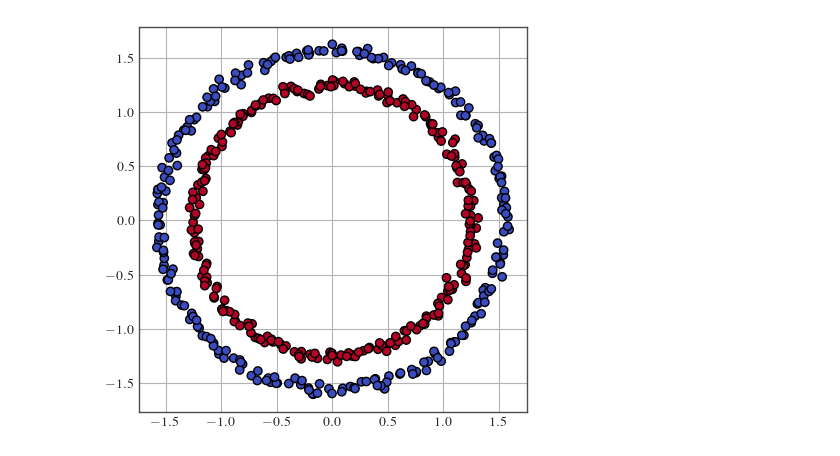
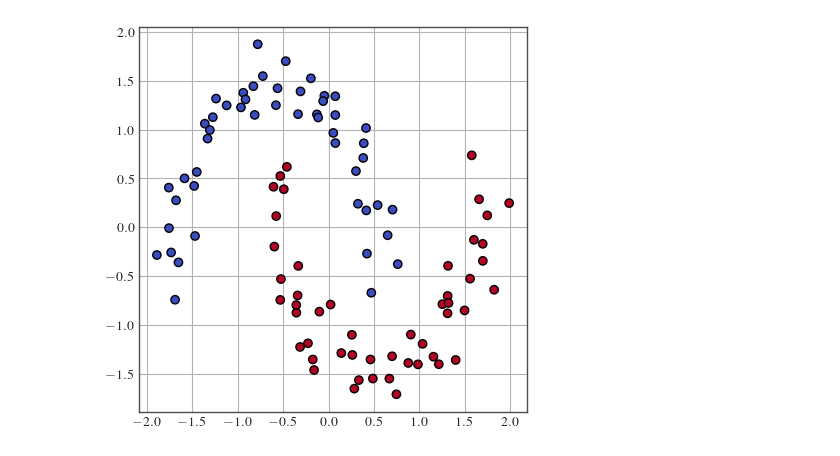
Before and after one commit to dhuseljic/dal-toolbox, a Jupyter notebook: notebooks/uncertainty/ensemble.ipynb, the cells around one changed output. Saved outputs shown, nothing was run; the diff lists cells and outputs as text; code cells hidden in the pictures.

```diff
--- a/notebooks/uncertainty/ensemble.ipynb
+++ b/notebooks/uncertainty/ensemble.ipynb
@@ -16,15 +17,15 @@ from sklearn import datasets
 # %%
 X, y = datasets.make_moons(100, noise=.1, random_state=42)
-X, y = datasets.make_circles(500, noise=.02)
+# X, y = datasets.make_circles(500, noise=.02)
 X = (X - X.mean(0)) / X.std(0)
 X = torch.from_numpy(X).float()
 y = torch.from_numpy(y).long()
 
 train_ds = torch.utils.data.TensorDataset(X, y)
 
 plt.figure(figsize=(5, 5))
 plt.scatter(X[:, 0], X[:, 1], c=y)
 plt.show()
 # %% [output]
-[figure, old version]
+[figure, new version]
 # %%
```
Also changed, not shown: parts of 6 cells of this notebook, 3 other files.
